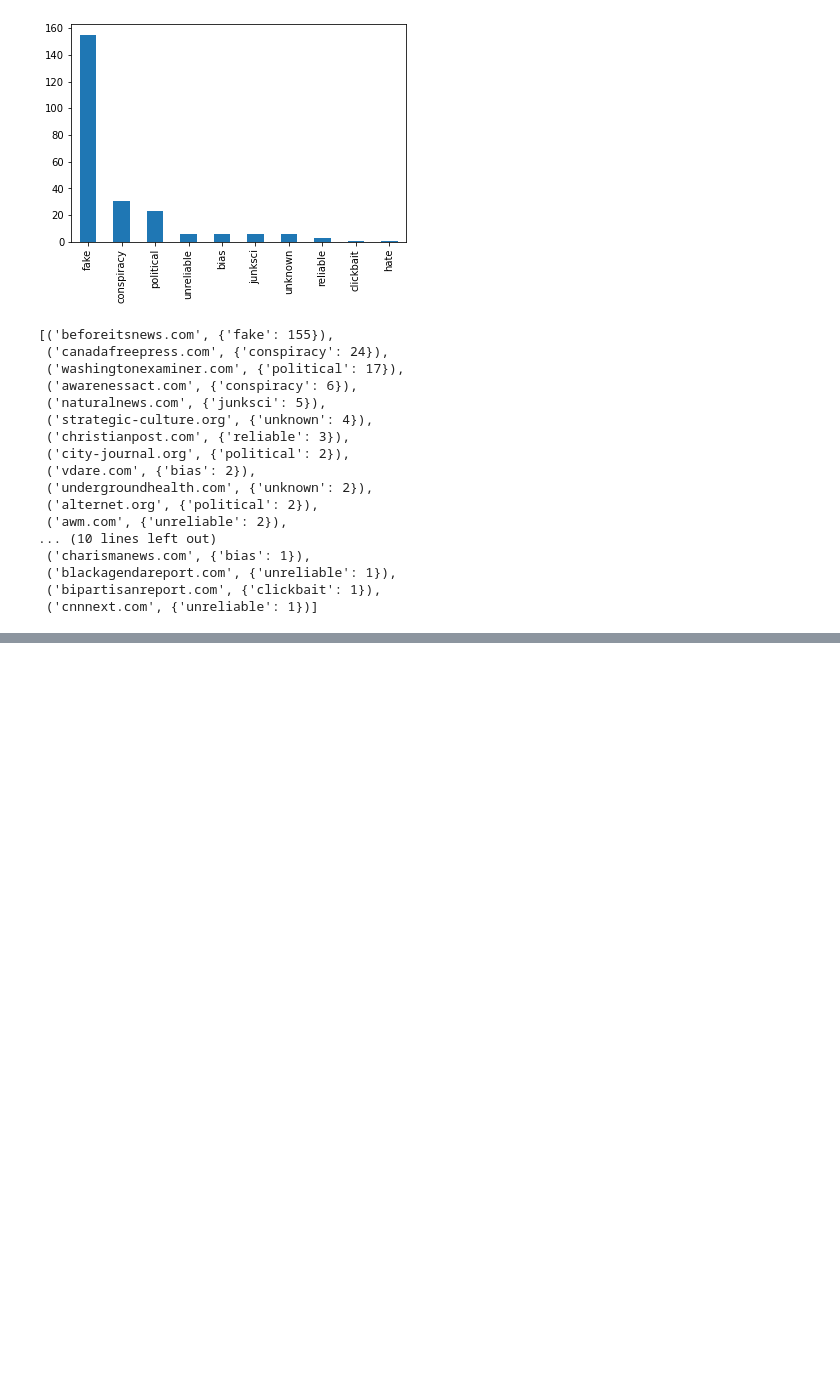
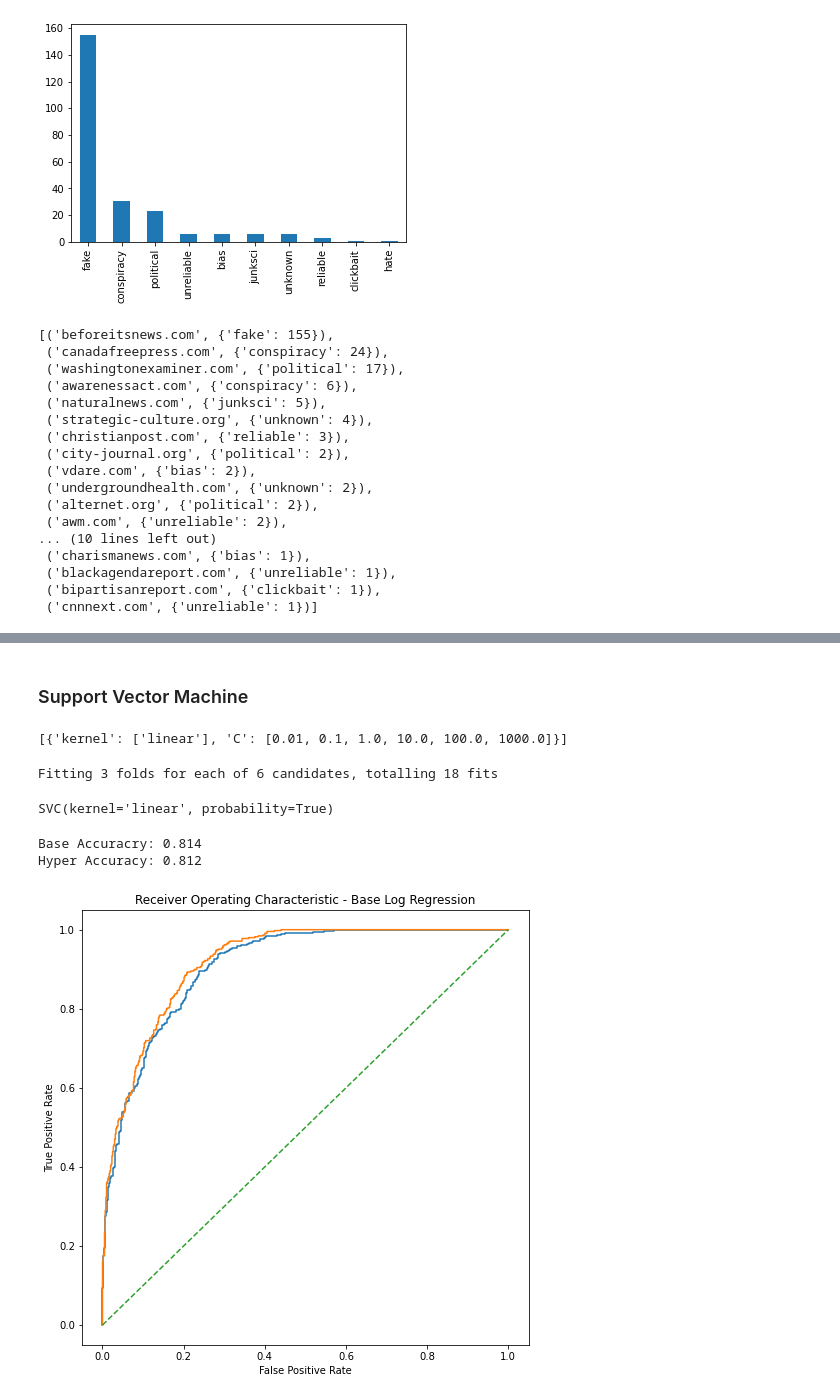
Before and after one commit to Numinator/ds, a Jupyter notebook: final/final.ipynb, the cells around one changed output, grey strips where cells are left out. Drawn from its saved outputs; the diff is of its cells as text; code cells hidden in the pictures; blank space fills up the shorter version.

```diff
--- a/final/final.ipynb
+++ b/final/final.ipynb
@@ -835,0 +446,14 @@ textfile.close()
+# %% [markdown]
+### Support Vector Machine
+# %%
+svm_model = svm.SVC(probability=True)
+
+svm_param = [
+    {'kernel' : ['linear'], 'C' : [0.01, 0.1, 1.0, 10.0, 100.0, 1000.0]}
+]
+
+svmcv_clf = GridSearchCV(svm_model, param_grid = svm_param, cv=3, verbose = 5, n_jobs = -1)
+
+svm_param
+# %% [output]
+[{'kernel': ['linear'], 'C': [0.01, 0.1, 1.0, 10.0, 100.0, 1000.0]}]
@@ -835,0 +462,13 @@ textfile.close()
+# %%
+svmhyper_clf = svmcv_clf.fit(TFIDF_Xtrain, y_train)
+# %% [output]
+Fitting 3 folds for each of 6 candidates, totalling 18 fits
+# %%
+svmhyper_clf.best_estimator_
+# %% [output]
+SVC(kernel='linear', probability=True)
+# %%
+print (f'Base Accuracry: {svmbase_clf.score(TFIDF_Xtest, y_test):.3f}\nHyper Accuracy: {svmhyper_clf.score(TFIDF_Xtest, y_test):.3f}')
+# %% [output]
+Base Accuracry: 0.814
+Hyper Accuracy: 0.812
@@ -835,0 +481,12 @@ textfile.close()
+# %%
+plt.subplots(1, figsize=(8,8))
+
+plt.title('Receiver Operating Characteristic - Base Log Regression')
+plt.plot(lrbase_fpr, lrbase_tpr)
+plt.plot(lrhyper_fpr, lrhyper_tpr)
+plt.plot([0, 1], ls="--")
+plt.ylabel('True Positive Rate')
+plt.xlabel('False Positive Rate')
+plt.show()
+# %% [output]
+[figure, added]
```
Also changed, not shown: parts of 54 cells of this notebook, 4 other files.
